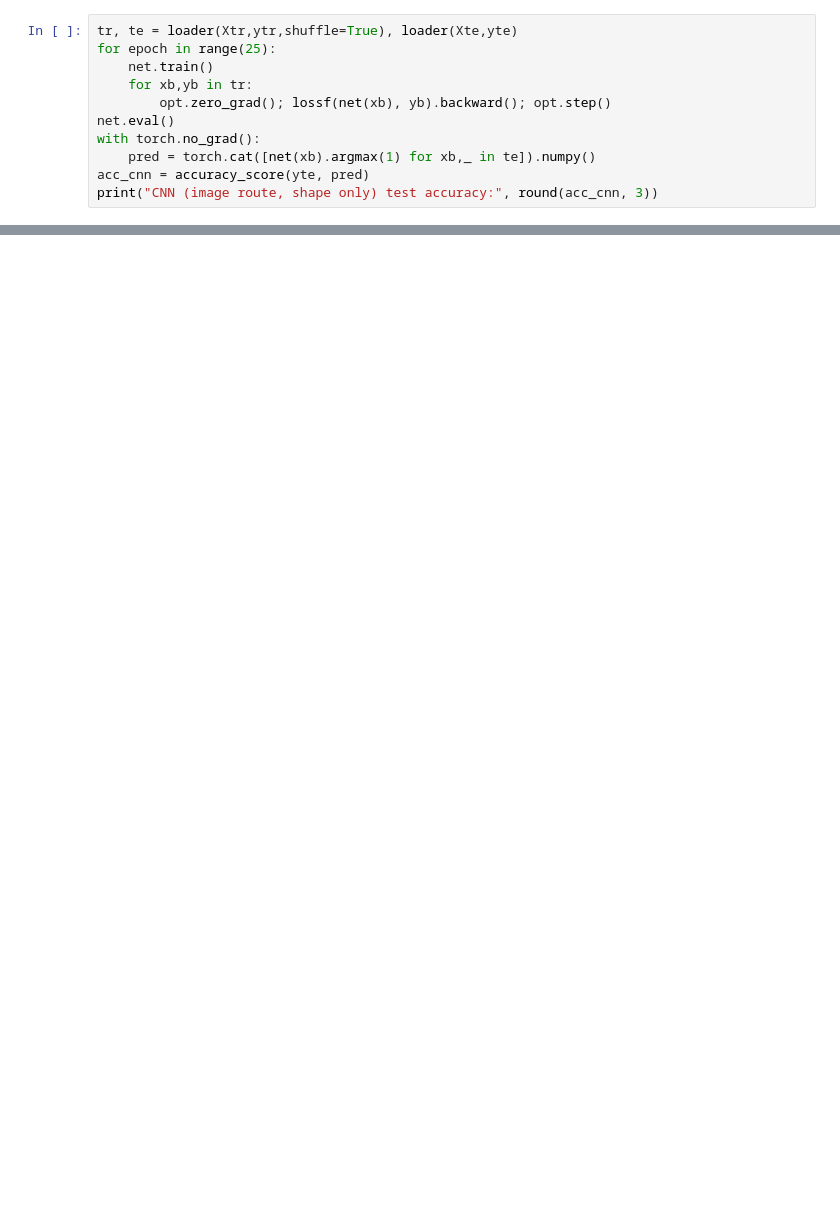
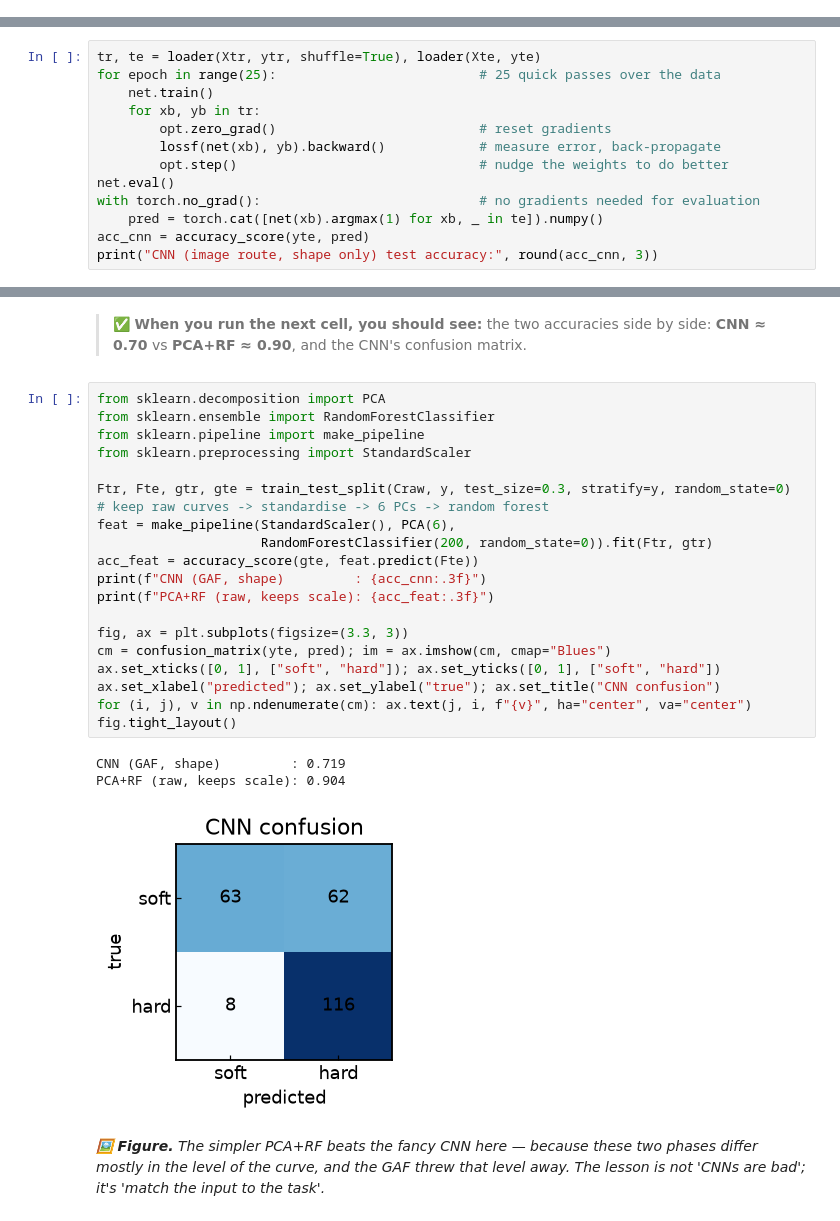
Before and after one commit to edrossi93/mecanano-ml-nanomechanics, a Jupyter notebook: notebooks/04_curve_as_image_cnn.ipynb, the cells around one changed output, grey strips where cells are left out. Drawn from its saved outputs; the diff is of its cells as text; blank space fills up the shorter version.

```diff
--- a/notebooks/04_curve_as_image_cnn.ipynb
+++ b/notebooks/04_curve_as_image_cnn.ipynb
@@ -99,11 +0,0 @@ parameters: 132418
-# %%
-tr, te = loader(Xtr,ytr,shuffle=True), loader(Xte,yte)
-for epoch in range(25):
-    net.train()
-    for xb,yb in tr:
-        opt.zero_grad(); lossf(net(xb), yb).backward(); opt.step()
-net.eval()
-with torch.no_grad():
-    pred = torch.cat([net(xb).argmax(1) for xb,_ in te]).numpy()
-acc_cnn = accuracy_score(yte, pred)
-print("CNN (image route, shape only) test accuracy:", round(acc_cnn, 3))
@@ -145,0 +167,13 @@ PCA+RF (raw, keeps scale): 0.904
+# %%
+tr, te = loader(Xtr, ytr, shuffle=True), loader(Xte, yte)
+for epoch in range(25):                          # 25 quick passes over the data
+    net.train()
+    for xb, yb in tr:
+        opt.zero_grad()                          # reset gradients
+        lossf(net(xb), yb).backward()            # measure error, back-propagate
+        opt.step()                               # nudge the weights to do better
+net.eval()
+with torch.no_grad():                            # no gradients needed for evaluation
+    pred = torch.cat([net(xb).argmax(1) for xb, _ in te]).numpy()
+acc_cnn = accuracy_score(yte, pred)
+print("CNN (image route, shape only) test accuracy:", round(acc_cnn, 3))
@@ -145,0 +187,28 @@ PCA+RF (raw, keeps scale): 0.904
+# %% [markdown]
+> ✅ **When you run the next cell, you should see:** the two accuracies side by side: **CNN ≈ 0.70** vs **PCA+RF ≈ 0.90**, and the CNN's confusion matrix.
+# %%
+from sklearn.decomposition import PCA
+from sklearn.ensemble import RandomForestClassifier
+from sklearn.pipeline import make_pipeline
+from sklearn.preprocessing import StandardScaler
+
+Ftr, Fte, gtr, gte = train_test_split(Craw, y, test_size=0.3, stratify=y, random_state=0)
+# keep raw curves -> standardise -> 6 PCs -> random forest
+feat = make_pipeline(StandardScaler(), PCA(6),
+                     RandomForestClassifier(200, random_state=0)).fit(Ftr, gtr)
+acc_feat = accuracy_score(gte, feat.predict(Fte))
+print(f"CNN (GAF, shape)         : {acc_cnn:.3f}")
+print(f"PCA+RF (raw, keeps scale): {acc_feat:.3f}")
+
+fig, ax = plt.subplots(figsize=(3.3, 3))
+cm = confusion_matrix(yte, pred); im = ax.imshow(cm, cmap="Blues")
+ax.set_xticks([0, 1], ["soft", "hard"]); ax.set_yticks([0, 1], ["soft", "hard"])
+ax.set_xlabel("predicted"); ax.set_ylabel("true"); ax.set_title("CNN confusion")
+for (i, j), v in np.ndenumerate(cm): ax.text(j, i, f"{v}", ha="center", va="center")
+fig.tight_layout()
+# %% [output]
+CNN (GAF, shape)         : 0.719
+PCA+RF (raw, keeps scale): 0.904
+[figure, added]
+# %% [markdown]
+*🖼 **Figure.** The simpler PCA+RF beats the fancy CNN here — because these two phases differ mostly in the *level* of the curve, and the GAF threw that level away. The lesson is not 'CNNs are bad'; it's 'match the input to the task'.*
```
Also changed, not shown: parts of 46 cells of this notebook, 2 other files.
